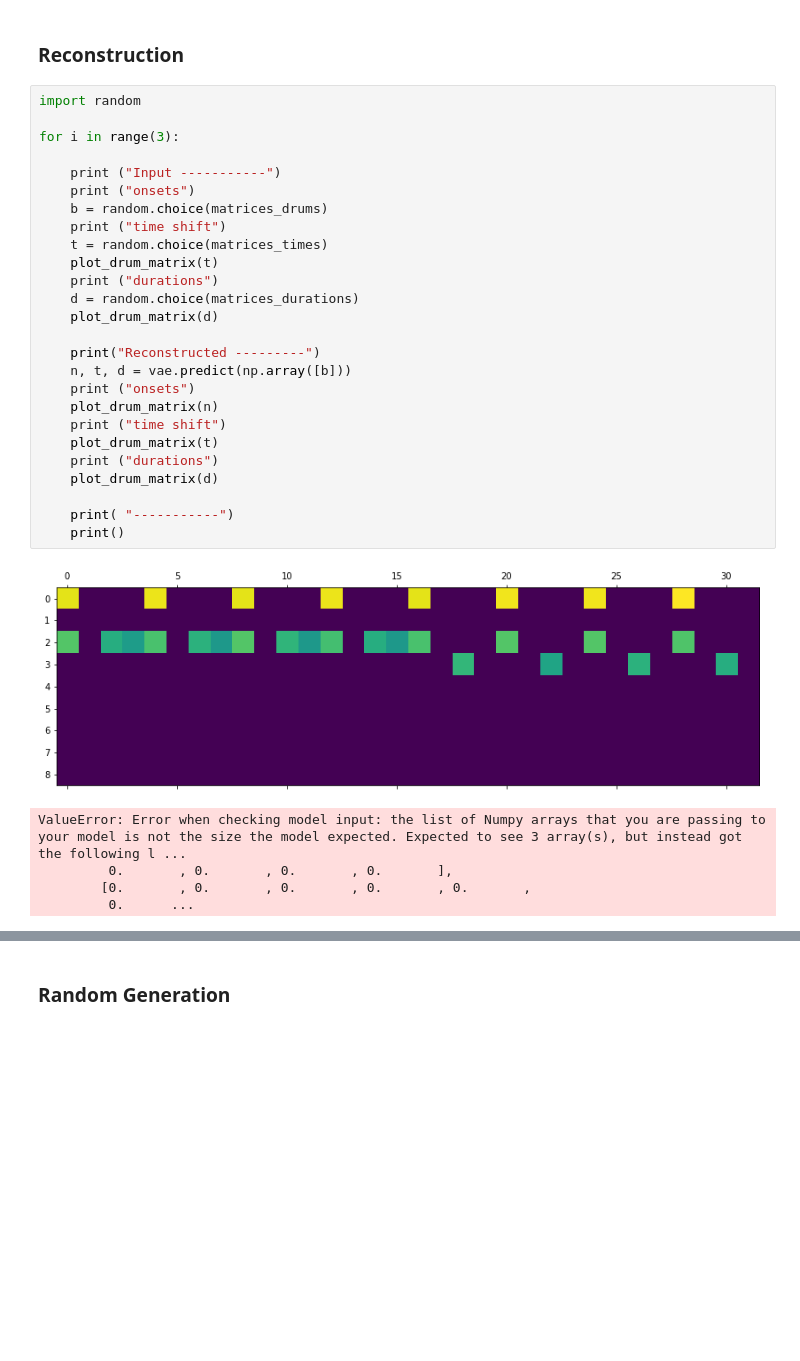
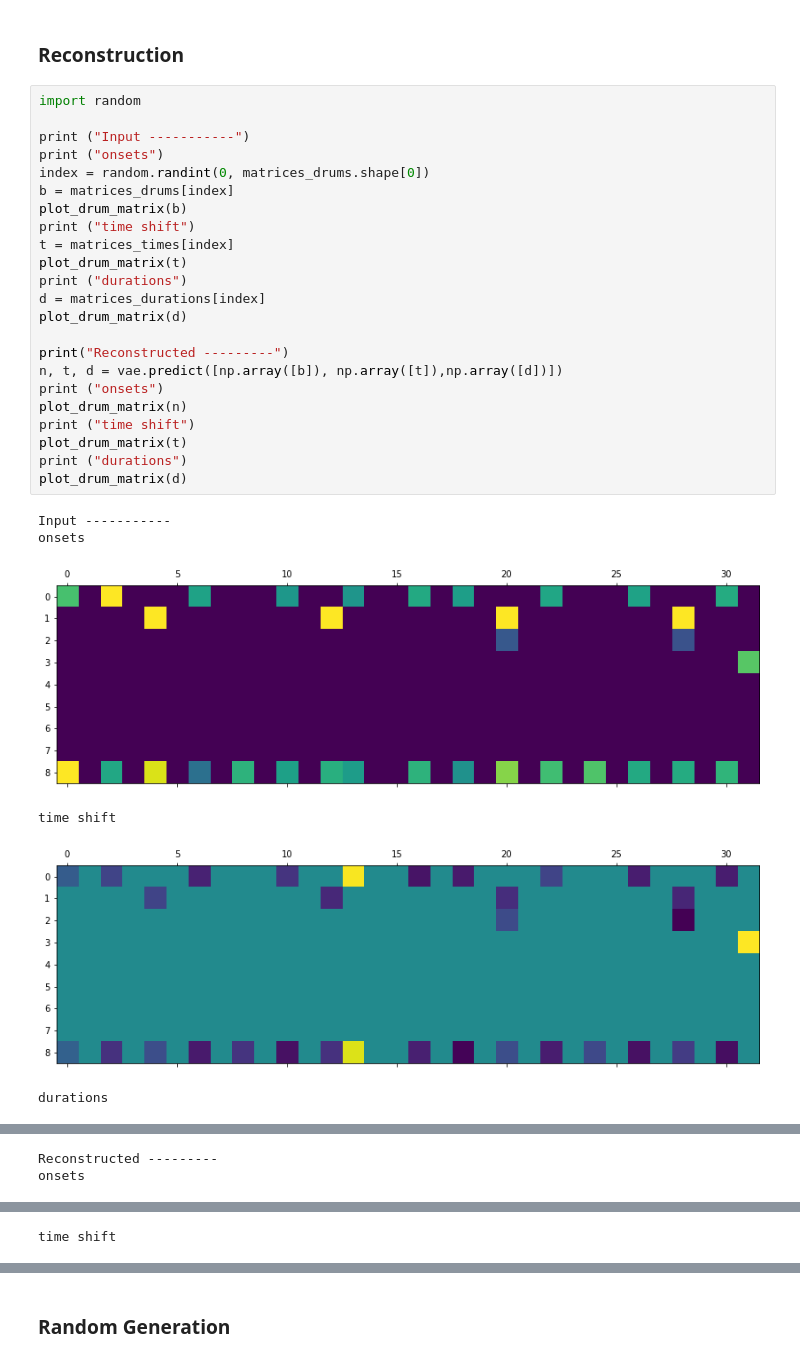
Before and after one commit to naotokui/VAE_Rhythm_Generator, a Jupyter notebook: VAE_Rhythm_train.ipynb, the cells around one changed output, grey strips where cells are left out. Cells and saved outputs as stored; diff of their text form; blank space fills up the shorter version.

```diff
--- a/VAE_Rhythm_train.ipynb
+++ b/VAE_Rhythm_train.ipynb
@@ -506,32 +514,30 @@ decoder.save("decoder_model_groove.h5")
 # %%
 import random
 
-for i in range(3):
+print ("Input -----------")
+print ("onsets")
+index = random.randint(0, matrices_drums.shape[0])
+b = matrices_drums[index]
+plot_drum_matrix(b)
+print ("time shift")
+t = matrices_times[index]
+plot_drum_matrix(t)
+print ("durations")
+d = matrices_durations[index]
+plot_drum_matrix(d)
 
-    print ("Input -----------")
-    print ("onsets")
-    b = random.choice(matrices_drums)
-    print ("time shift")
-    t = random.choice(matrices_times)
-    plot_drum_matrix(t)
-    print ("durations")
-    d = random.choice(matrices_durations)
-    plot_drum_matrix(d)
-
-    print("Reconstructed ---------")
-    n, t, d = vae.predict(np.array([b]))
-    print ("onsets")
-    plot_drum_matrix(n)
-    print ("time shift")
-    plot_drum_matrix(t)
-    print ("durations")
-    plot_drum_matrix(d)
-
-    print( "-----------")
-    print()
+print("Reconstructed ---------")
+n, t, d = vae.predict([np.array([b]), np.array([t]),np.array([d])])
+print ("onsets")
+plot_drum_matrix(n)
+print ("time shift")
+plot_drum_matrix(t)
+print ("durations")
+plot_drum_matrix(d)
 # %% [output]
+Input -----------
+onsets
-[figure, old version]
+[figure, new version]
-ValueError: Error when checking model input: the list of Numpy arrays that you are passing to your model is not the size the model expected. Expected to see 3 array(s), but instead got the following l ...
-         0.       , 0.       , 0.       , 0.       ],
-        [0.       , 0.       , 0.       , 0.       , 0.       ,
-         0.      ...
+time shift
+[figure, added]
+durations
@@ -537,0 +545,2 @@ ValueError: Error when checking model input: the list of Numpy arrays that you a
+Reconstructed ---------
+onsets
@@ -537,0 +548 @@ ValueError: Error when checking model input: the list of Numpy arrays that you a
+time shift
```
Also changed, not shown: parts of 3 cells of this notebook.
